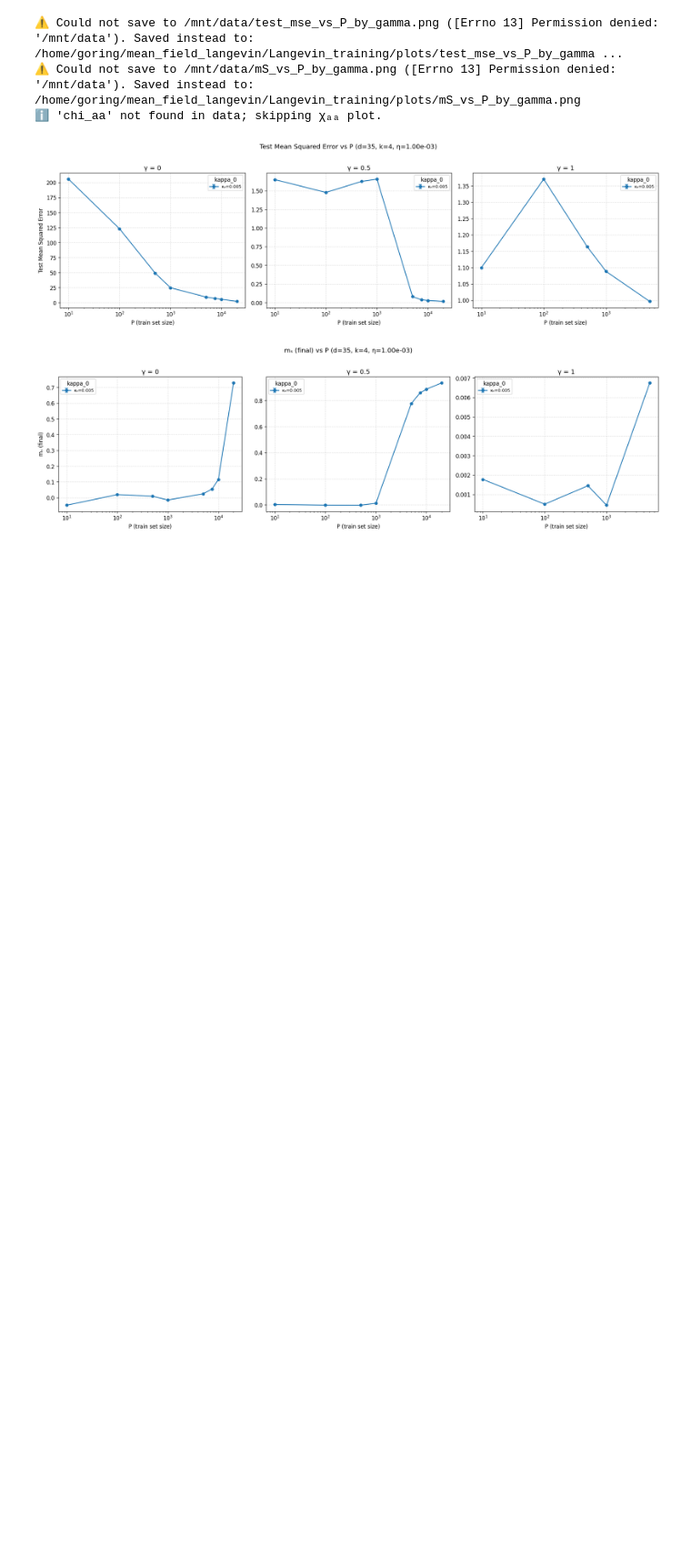
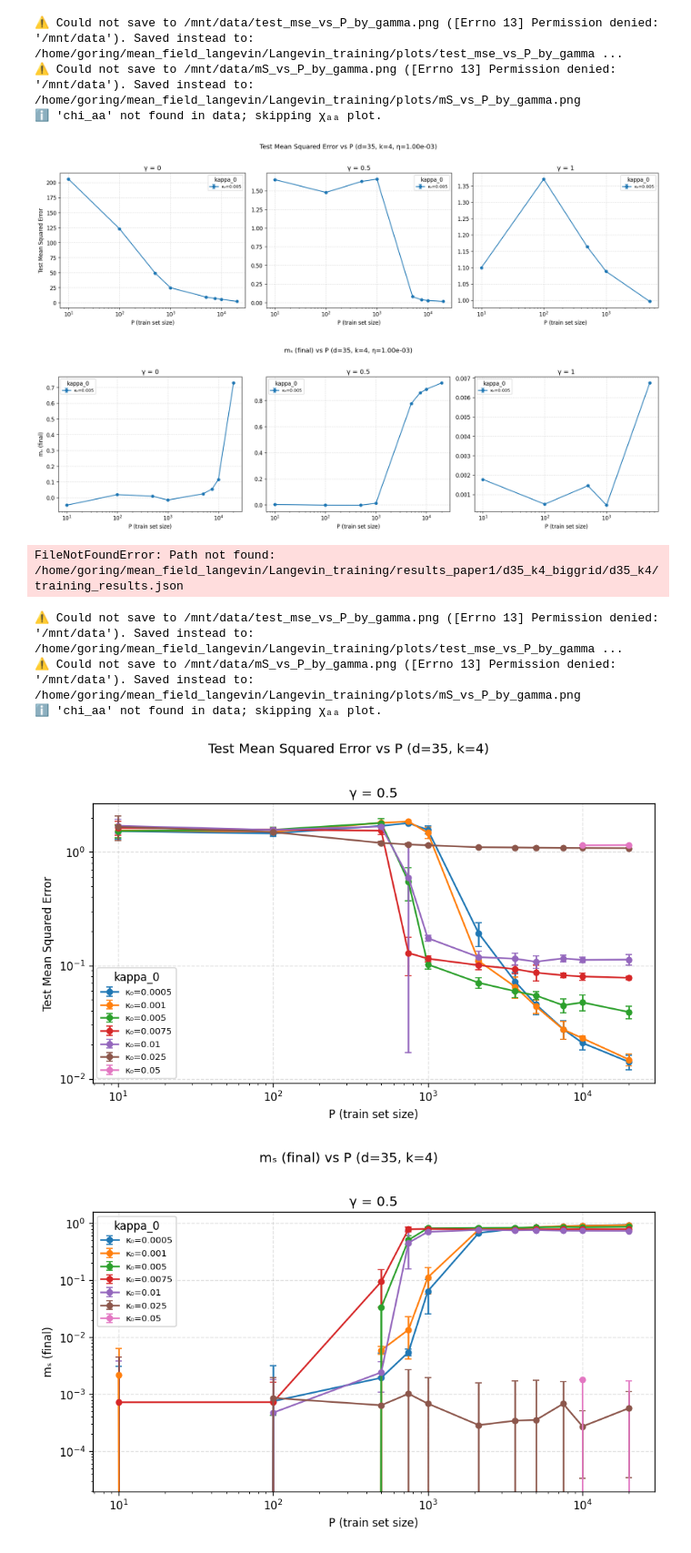
Before and after one commit to NiclasGoering/mean_field_langevin, a Jupyter notebook: Langevin_training/plot_PK_phase.ipynb, the cells around one changed output. Shown at 91% size. Cells and saved outputs as stored; diff of their text form; code cells hidden in the pictures; blank space fills up the shorter version.

```diff
--- a/Langevin_training/plot_PK_phase.ipynb
+++ b/Langevin_training/plot_PK_phase.ipynb
@@ -1922,12 +1922,14 @@ def plot_metric_by_gamma(
             )
 
         ax.set_title(f"γ = {gamma:g}")
+
         ax.set_xlabel("P (train set size)")
         if i == 1:
             ax.set_ylabel(_pretty_metric_label(metric))
         ax.grid(True, linestyle="--", alpha=0.4)
         if log_x:
             ax.set_xscale("log")
+            ax.set_yscale("log")
         ax.legend(title="kappa_0", loc="best", fontsize=8)
 
     fig.tight_layout()
@@ -2042,3 +2044,21 @@ figs = plot_test_mse_mS_and_chiAA_by_gamma(
 ℹ️ 'chi_aa' not found in data; skipping χₐₐ plot.
 [figure]
 [figure]
+# %%
+figs = plot_test_mse_mS_and_chiAA_by_gamma(
+          '/home/goring/mean_field_langevin/Langevin_training/results_paper1/d35_k4_biggrid/d35_k4/training_results.json',
+          log_x=True,
+          save_dir='/mnt/data')
+# %% [output]
+FileNotFoundError: Path not found: /home/goring/mean_field_langevin/Langevin_training/results_paper1/d35_k4_biggrid/d35_k4/training_results.json
+# %%
+figs = plot_test_mse_mS_and_chiAA_by_gamma(
+          '/home/goring/mean_field_langevin/Langevin_training/results_paper1/d35_k4_lr5e-4/d35_k4',
+          log_x=True,
+          save_dir='/mnt/data')
+# %% [output]
+⚠️ Could not save to /mnt/data/test_mse_vs_P_by_gamma.png ([Errno 13] Permission denied: '/mnt/data'). Saved instead to: /home/goring/mean_field_langevin/Langevin_training/plots/test_mse_vs_P_by_gamma ...
+⚠️ Could not save to /mnt/data/mS_vs_P_by_gamma.png ([Errno 13] Permission denied: '/mnt/data'). Saved instead to: /home/goring/mean_field_langevin/Langevin_training/plots/mS_vs_P_by_gamma.png
+ℹ️ 'chi_aa' not found in data; skipping χₐₐ plot.
+[figure, added]
+[figure, added]
```
Also changed, not shown: 40 other files.
